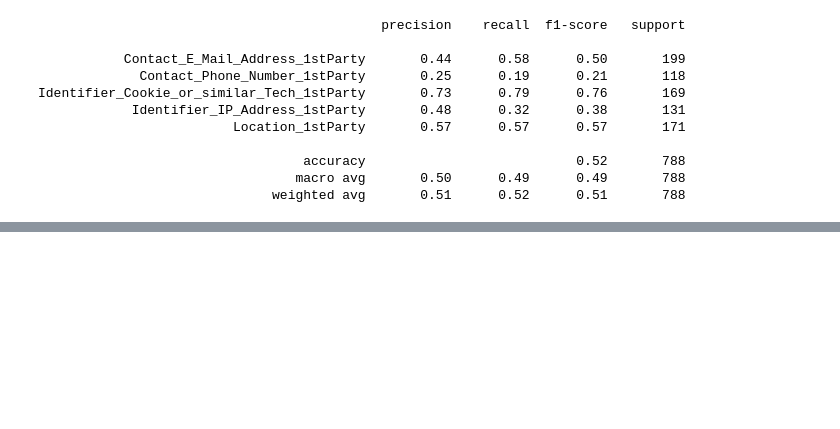
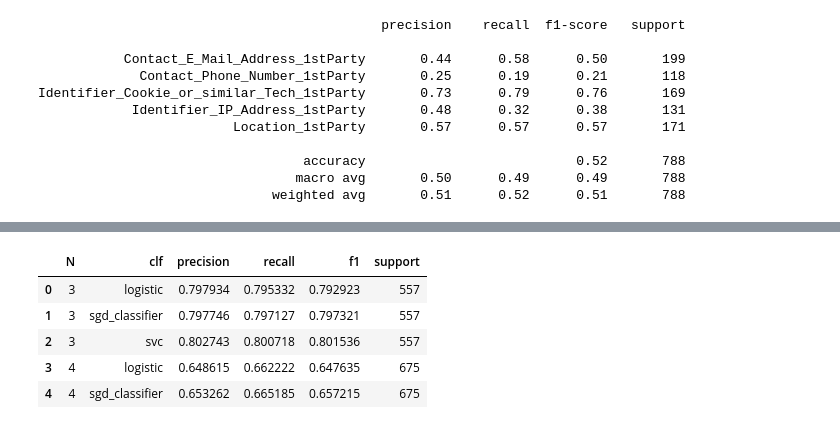
Before and after one commit to TristanKoh/capstone-repo, a Jupyter notebook: code/nlp_segment.ipynb, the cells around one changed output, grey strips where cells are left out. Drawn from its saved outputs; the diff is of its cells as text; code cells hidden in the pictures; blank space fills up the shorter version.

```diff
--- a/code/nlp_segment.ipynb
+++ b/code/nlp_segment.ipynb
@@ -56,0 +46,3 @@ from sklearn.metrics import classification_report
+# %%
+df = df.fillna("None")
+df.head()
@@ -104,0 +170,29 @@ Identifier_Cookie_or_similar_Tech_1stParty       0.73      0.79      0.76
+# %%
+# Restructure results so that we can plot across different N numbers
+df_results = pd.DataFrame(results_dict)
+
+weighted_avg_dict = {"precision" : [], "recall" : [], "f1" : [], "support" : []}
+
+for row in df_results.itertuples(index = False) :
+    weighted_avg_dict["precision"] += [row[2]["weighted avg"]["precision"]]
+    weighted_avg_dict["recall"] += [row[2]["weighted avg"]["recall"]]
+    weighted_avg_dict["f1"] += [row[2]["weighted avg"]["f1-score"]]
+    weighted_avg_dict["support"] += [row[2]["weighted avg"]["support"]]
+
+df_results_weighted_avg = pd.DataFrame(
+    {"N" : df_results["N"],
+    "clf" : ["logistic", "sgd_classifier", "svc"] * 8,
+    "precision" : weighted_avg_dict["precision"],
+    "recall" : weighted_avg_dict["recall"],
+    "f1" : weighted_avg_dict["f1"],
+    "support" : weighted_avg_dict["support"]}
+)
+
+df_results_weighted_avg.head()
+# %% [output]
+|  | N | clf | precision | recall | f1 | support |
+| 0 | 3 | logistic | 0.797934 | 0.795332 | 0.792923 | 557 |
+| 1 | 3 | sgd_classifier | 0.797746 | 0.797127 | 0.797321 | 557 |
+| 2 | 3 | svc | 0.802743 | 0.800718 | 0.801536 | 557 |
+| 3 | 4 | logistic | 0.648615 | 0.662222 | 0.647635 | 675 |
+| 4 | 4 | sgd_classifier | 0.653262 | 0.665185 | 0.657215 | 675 |
```
Also changed, not shown: parts of 20 cells of this notebook, 1 other file.
